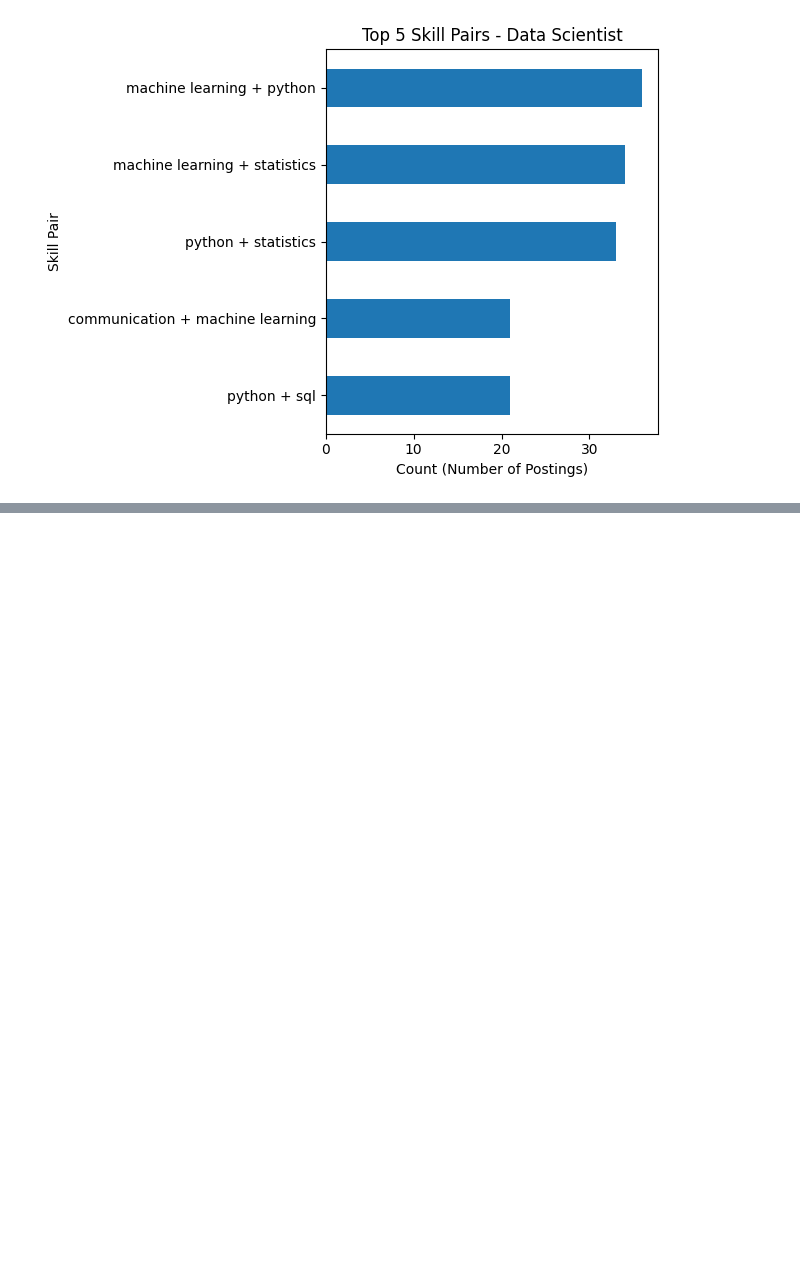
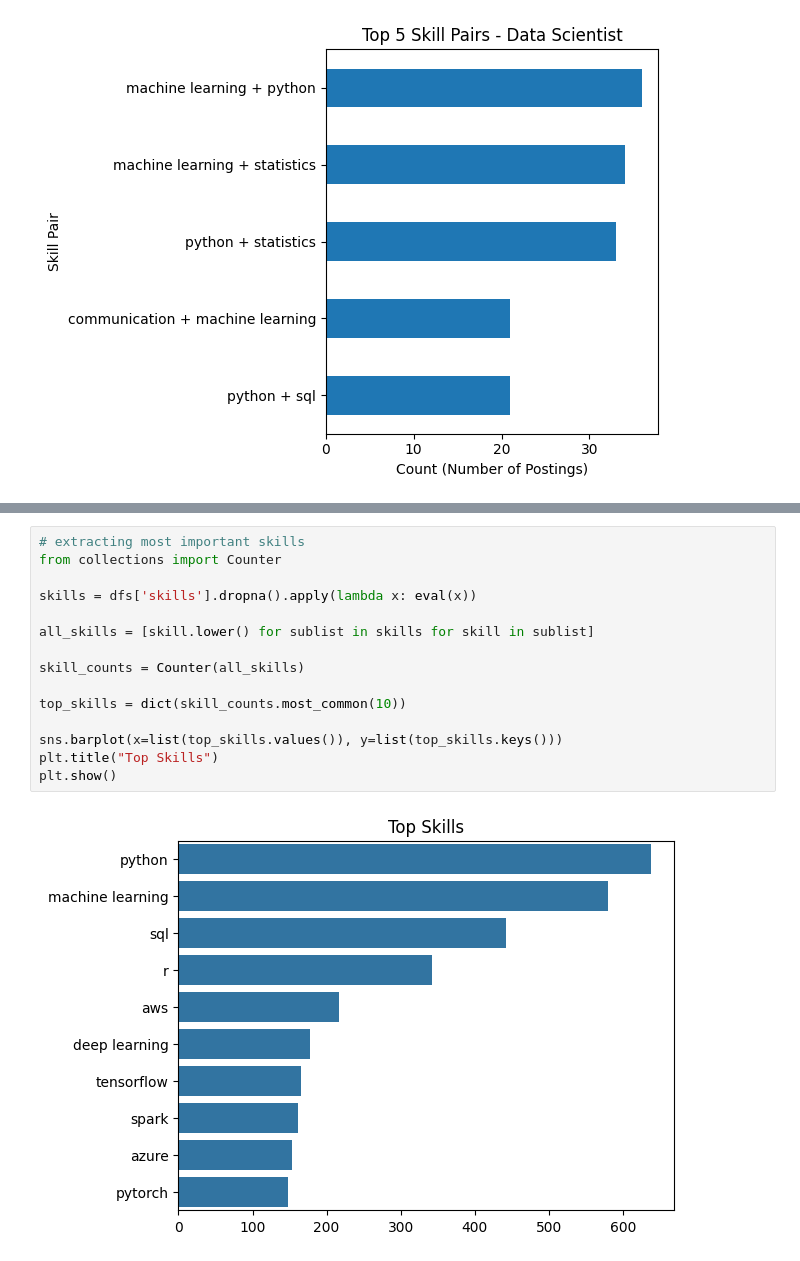
Before and after one commit to SaraAljuraybah/saudi-tech-job-skills-analysis, a Jupyter notebook: notebooks/data_collection.ipynb, the cells around one changed output, grey strips where cells are left out. Drawn from its saved outputs; the diff is of its cells as text; blank space fills up the shorter version.

```diff
--- a/notebooks/data_collection.ipynb
+++ b/notebooks/data_collection.ipynb
@@ -641,0 +804,17 @@ for role in roles_to_show:
+# %%
+# extracting most important skills
+from collections import Counter
+
+skills = dfs['skills'].dropna().apply(lambda x: eval(x))
+
+all_skills = [skill.lower() for sublist in skills for skill in sublist]
+
+skill_counts = Counter(all_skills)
+
+top_skills = dict(skill_counts.most_common(10))
+
+sns.barplot(x=list(top_skills.values()), y=list(top_skills.keys()))
+plt.title("Top Skills")
+plt.show()
+# %% [output]
+[figure, added]
```
Also changed, not shown: parts of 28 cells of this notebook.
